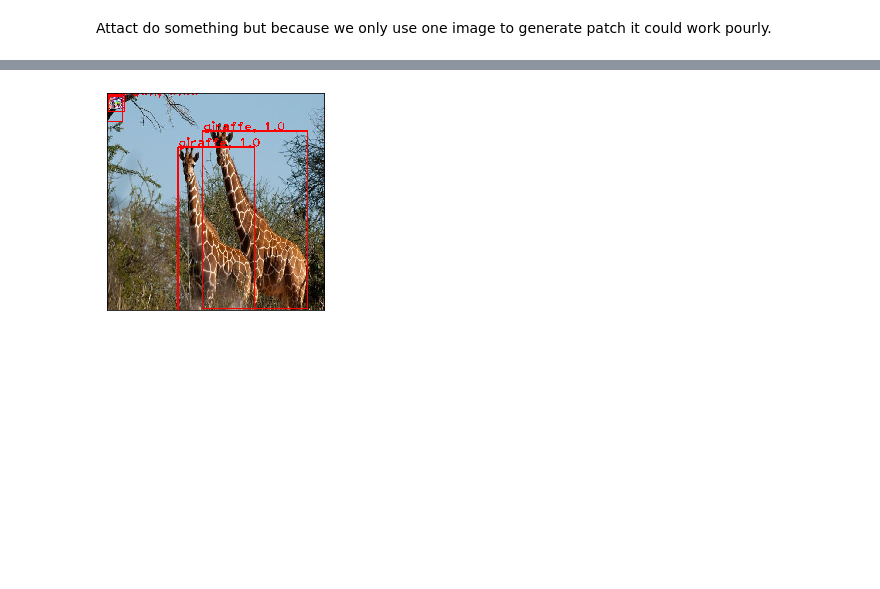
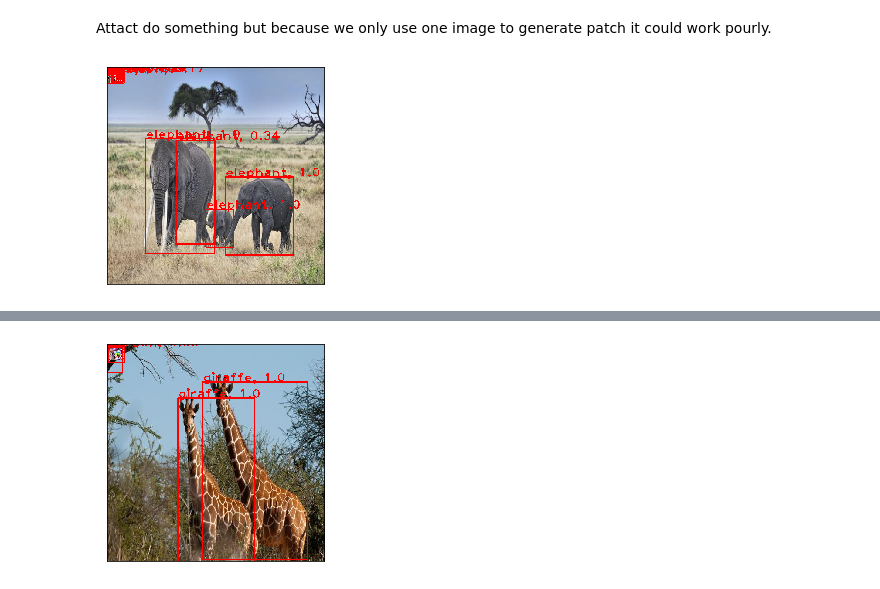
Before and after one commit to sebastiankul-99/ART-AGH, a Jupyter notebook: ObjectDetectionWithArt.ipynb, the cells around one changed output, grey strips where cells are left out. Drawn from its saved outputs; the diff is of its cells as text; code cells hidden in the pictures; blank space fills up the shorter version.

```diff
--- a/ObjectDetectionWithArt.ipynb
+++ b/ObjectDetectionWithArt.ipynb
@@ -274,2 +255,6 @@ image.save("robust_giraffe.jpg")
 # %% [markdown]
 Attact do something but because we only use one image to generate patch it could work pourly.
+# %%
+draw_image_with_boxes("robust_elephants.jpg")#40x40 adversarial path
+# %% [output]
+[figure, added]
```
Also changed, not shown: parts of 23 cells of this notebook, 3 other files.
